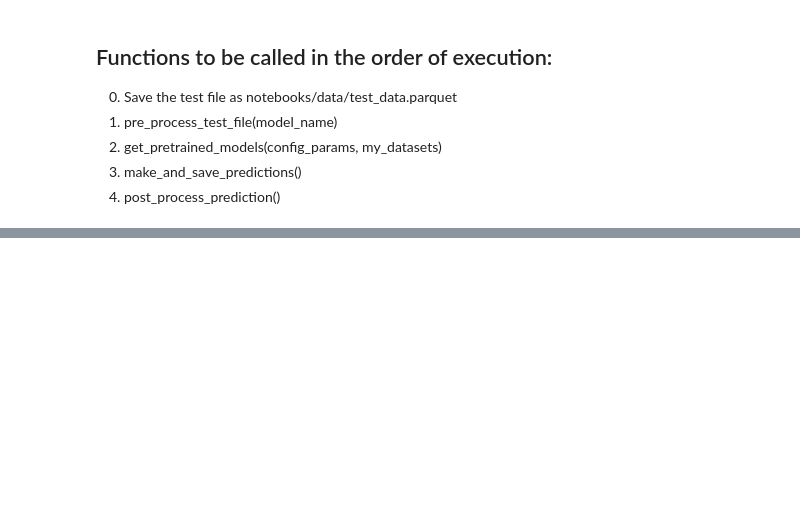
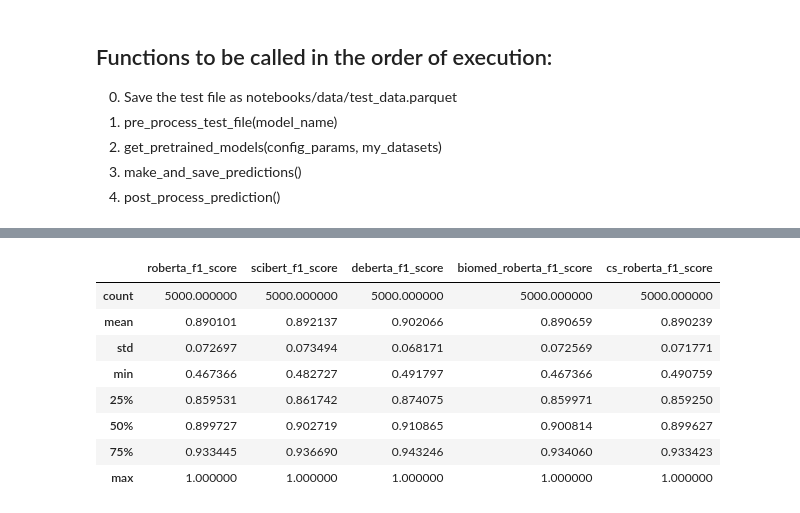
Before and after one commit to pradeepmohansml/dagpap24-submission, a Jupyter notebook: notebooks/model_prediction_pipeline_util.ipynb, the cells around one changed output, grey strips where cells are left out. Drawn from its saved outputs; the diff is of its cells as text; code cells hidden in the pictures; blank space fills up the shorter version.

```diff
--- a/notebooks/model_prediction_pipeline_util.ipynb
+++ b/notebooks/model_prediction_pipeline_util.ipynb
@@ -357,0 +433,13 @@ model_pipeline('roberta')
+# %%
+merged_predictions[['roberta_f1_score', 'scibert_f1_score', 'deberta_f1_score',
+                    'biomed_roberta_f1_score', 'cs_roberta_f1_score']].describe()
+# %% [output]
+|  | roberta_f1_score | scibert_f1_score | deberta_f1_score | biomed_roberta_f1_score | cs_roberta_f1_score |
+| count | 5000.000000 | 5000.000000 | 5000.000000 | 5000.000000 | 5000.000000 |
+| mean | 0.890101 | 0.892137 | 0.902066 | 0.890659 | 0.890239 |
+| std | 0.072697 | 0.073494 | 0.068171 | 0.072569 | 0.071771 |
+| min | 0.467366 | 0.482727 | 0.491797 | 0.467366 | 0.490759 |
+| 25% | 0.859531 | 0.861742 | 0.874075 | 0.859971 | 0.859250 |
+| 50% | 0.899727 | 0.902719 | 0.910865 | 0.900814 | 0.899627 |
+| 75% | 0.933445 | 0.936690 | 0.943246 | 0.934060 | 0.933423 |
+| max | 1.000000 | 1.000000 | 1.000000 | 1.000000 | 1.000000 |
```
Also changed, not shown: parts of 13 cells of this notebook, 7 other files.
